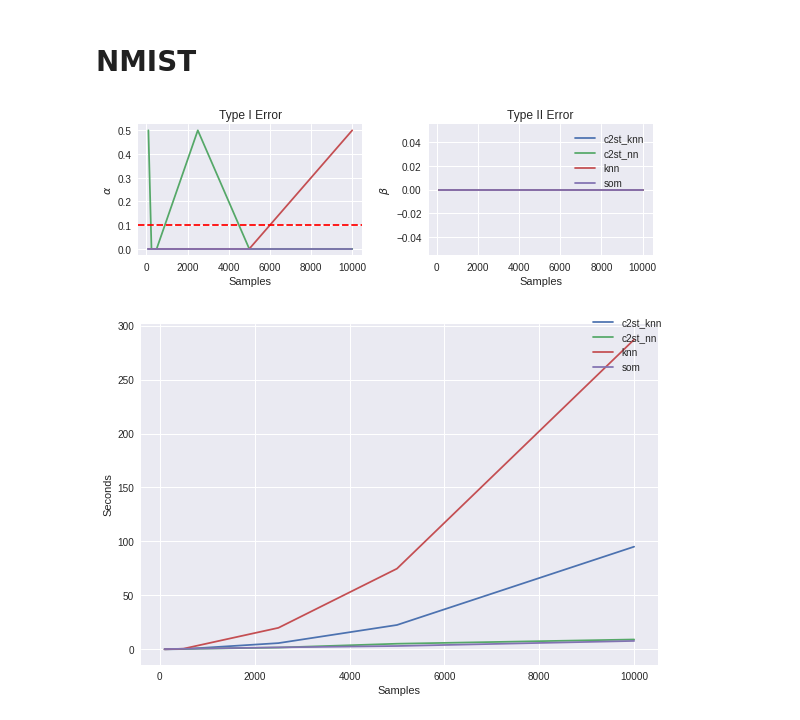
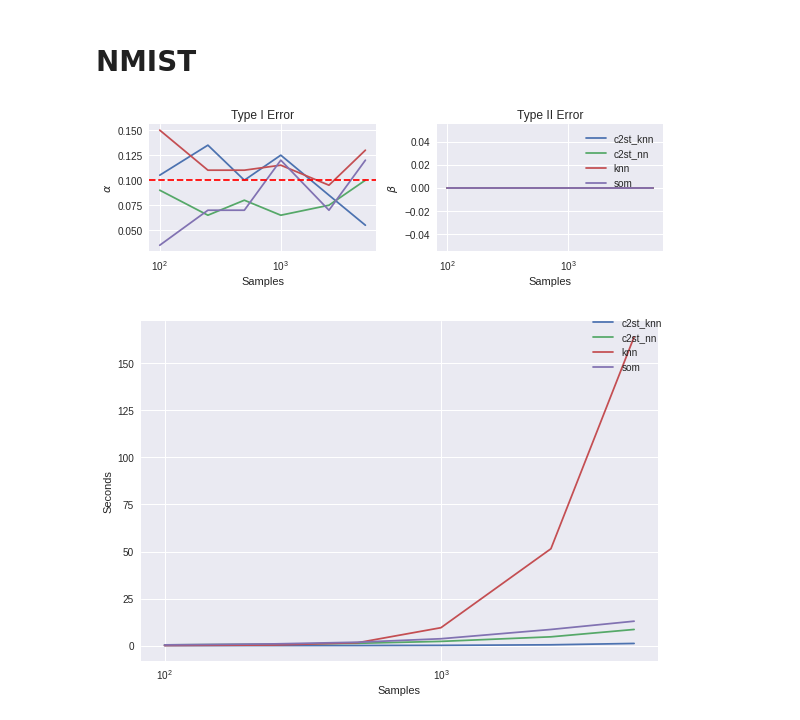
Before and after one commit to ayllon/SOMA, a Jupyter notebook: notebooks/sample_size/nmist.ipynb, the cells around one changed output. Cells and saved outputs as stored; diff of their text form; code cells hidden in the pictures.

```diff
--- a/notebooks/sample_size/nmist.ipynb
+++ b/notebooks/sample_size/nmist.ipynb
@@ -39,10 +36,14 @@ nmist_results.to_csv(os.path.join(plot_dir, 'nmist_results_samples.csv'))
+# %%
+#nmist_results = stat_errors_vs_sample_size(nmist2, nmist3, tests, samples, repeat=repeat)
+#nmist_results.to_csv('../../results/sample_size/nmist_results_samples.csv')
+nmist_results = pandas.read_csv('../../results/sample_size/nmist_results_samples.csv', index_col=[0, 1])
 # %%
-nmist_fig = plot_errors(nmist_results)
+nmist_fig = plot_errors(nmist_results, logscale=True)
 nmist_fig.savefig(os.path.join(plot_dir, 'nmist_power_samples.eps'))
 # %% [output]
-[figure, old version]
+[figure, new version]
 # %%
-nmist_time = plot_time(nmist_results)
+nmist_time = plot_time(nmist_results, logscale=True)
 nmist_time.savefig(os.path.join(plot_dir, 'nmist_time_samples.eps'))
 # %% [output]
-[figure, old version]
+[figure, new version]
```
Also changed, not shown: parts of 3 cells of this notebook, 5 other files.
